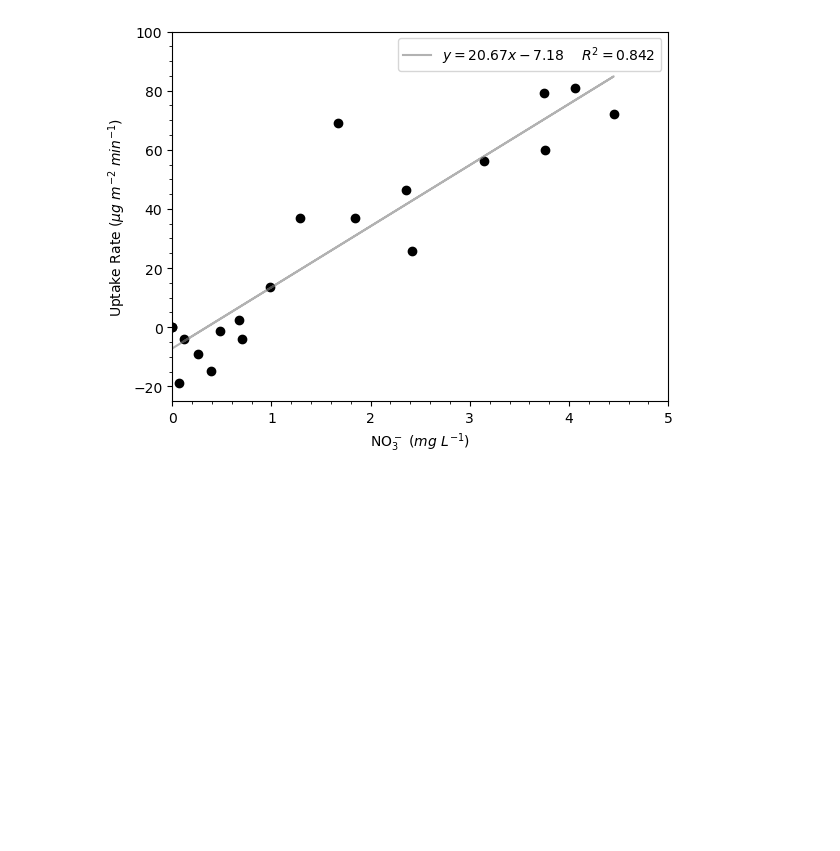
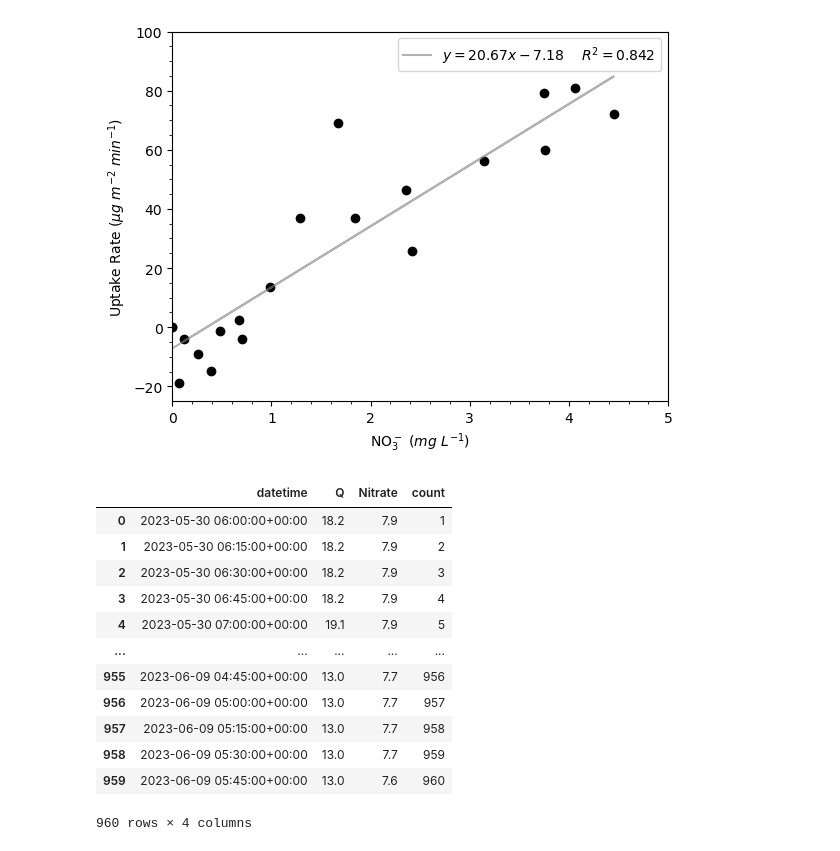
Before and after one commit to skip-skip/BiogeochemHW5, a Jupyter notebook: HW5.ipynb, the cells around one changed output. Cells and saved outputs as stored; diff of their text form; code cells hidden in the pictures; blank space fills up the shorter version.

```diff
--- a/HW5.ipynb
+++ b/HW5.ipynb
@@ -143,3 +182,23 @@ plt.legend()
 # %% [output]
 <matplotlib.legend.Legend at 0x...>
 [figure]
+# %%
+# Read in the dataframe
+df_pt3 = pd.read_csv('IndianCr_data.csv')
+# Converting string to datetime for ease of plotting (pandas auto-fits time series)
+df_pt3['datetime'] = pd.to_datetime(df_pt3['datetime'])
+df_pt3
+# %% [output]
+|  | datetime | Q | Nitrate | count |
+| 0 | 2023-05-30 06:00:00+00:00 | 18.2 | 7.9 | 1 |
+| 1 | 2023-05-30 06:15:00+00:00 | 18.2 | 7.9 | 2 |
+| 2 | 2023-05-30 06:30:00+00:00 | 18.2 | 7.9 | 3 |
+| 3 | 2023-05-30 06:45:00+00:00 | 18.2 | 7.9 | 4 |
+| 4 | 2023-05-30 07:00:00+00:00 | 19.1 | 7.9 | 5 |
+| ... | ... | ... | ... | ... |
+| 955 | 2023-06-09 04:45:00+00:00 | 13.0 | 7.7 | 956 |
+| 956 | 2023-06-09 05:00:00+00:00 | 13.0 | 7.7 | 957 |
+| 957 | 2023-06-09 05:15:00+00:00 | 13.0 | 7.7 | 958 |
+| 958 | 2023-06-09 05:30:00+00:00 | 13.0 | 7.7 | 959 |
+| 959 | 2023-06-09 05:45:00+00:00 | 13.0 | 7.6 | 960 |
+960 rows × 4 columns
```
Also changed, not shown: parts of 13 cells of this notebook, 1 other file.
